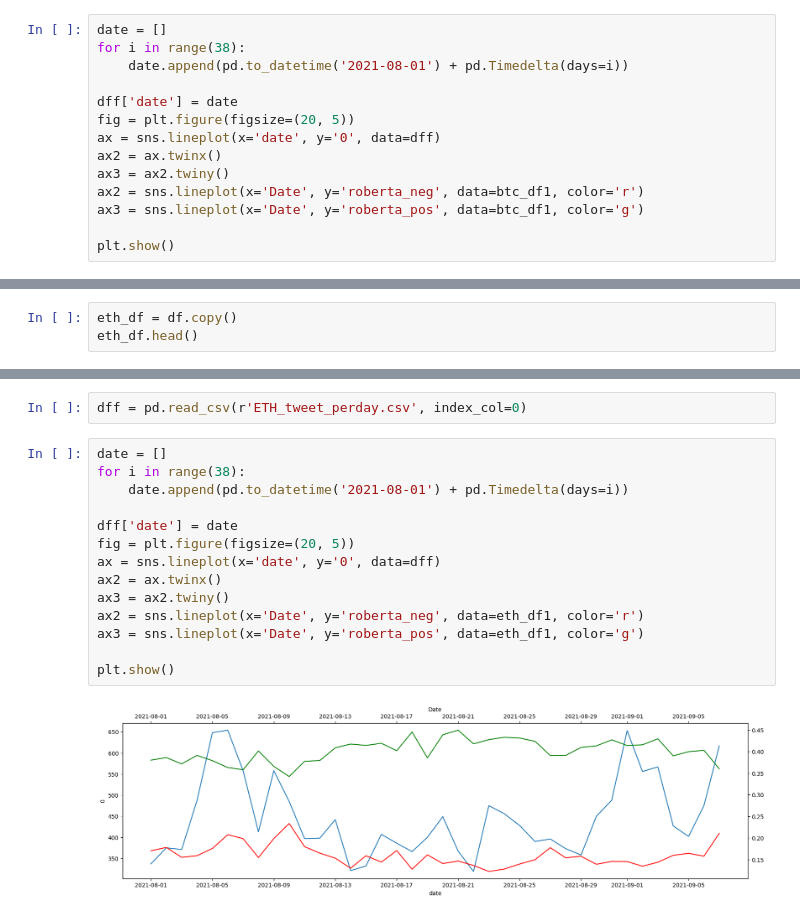
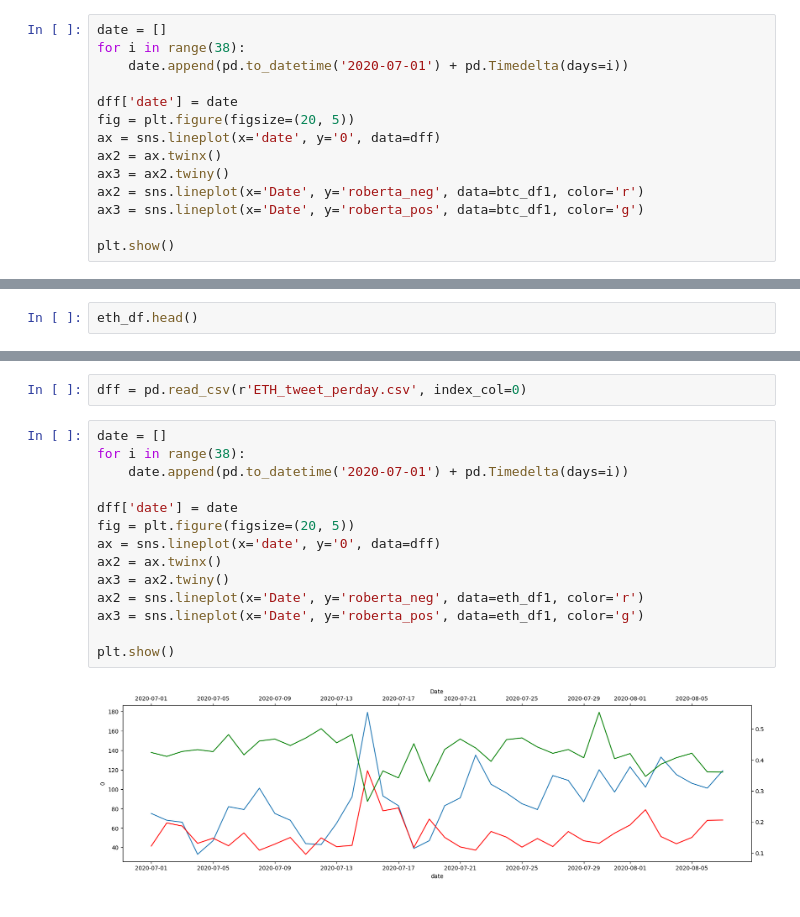
Before and after one commit to Alvanzah/Pemodelan, a Jupyter notebook: Sentiment_Analysis.ipynb, the cells around one changed output, grey strips where cells are left out. Cells and saved outputs as stored; diff of their text form.

```diff
--- a/Sentiment_Analysis.ipynb
+++ b/Sentiment_Analysis.ipynb
@@ -80,7 +79,7 @@ dff = pd.read_csv(r'BTC_tweet_perday.csv', index_col=0)
 # %%
 date = []
 for i in range(38):
-    date.append(pd.to_datetime('2021-08-01') + pd.Timedelta(days=i))
+    date.append(pd.to_datetime('2020-07-01') + pd.Timedelta(days=i))
 
 dff['date'] = date
 fig = plt.figure(figsize=(20, 5))
@@ -127,4 +119,3 @@ eth_df['classes'] = classes
 # %%
-eth_df = df.copy()
 eth_df.head()
 # %% [output]
@@ -144,16 +135,16 @@ dff = pd.read_csv(r'ETH_tweet_perday.csv', index_col=0)
 # %%
 date = []
 for i in range(38):
-    date.append(pd.to_datetime('2021-08-01') + pd.Timedelta(days=i))
+    date.append(pd.to_datetime('2020-07-01') + pd.Timedelta(days=i))
 
 dff['date'] = date
 fig = plt.figure(figsize=(20, 5))
 ax = sns.lineplot(x='date', y='0', data=dff)
 ax2 = ax.twinx()
 ax3 = ax2.twiny()
 ax2 = sns.lineplot(x='Date', y='roberta_neg', data=eth_df1, color='r')
 ax3 = sns.lineplot(x='Date', y='roberta_pos', data=eth_df1, color='g')
 
 plt.show()
 # %% [output]
-[figure, old version]
+[figure, new version]
```
Also changed, not shown: parts of 7 cells of this notebook, 10 other files.
